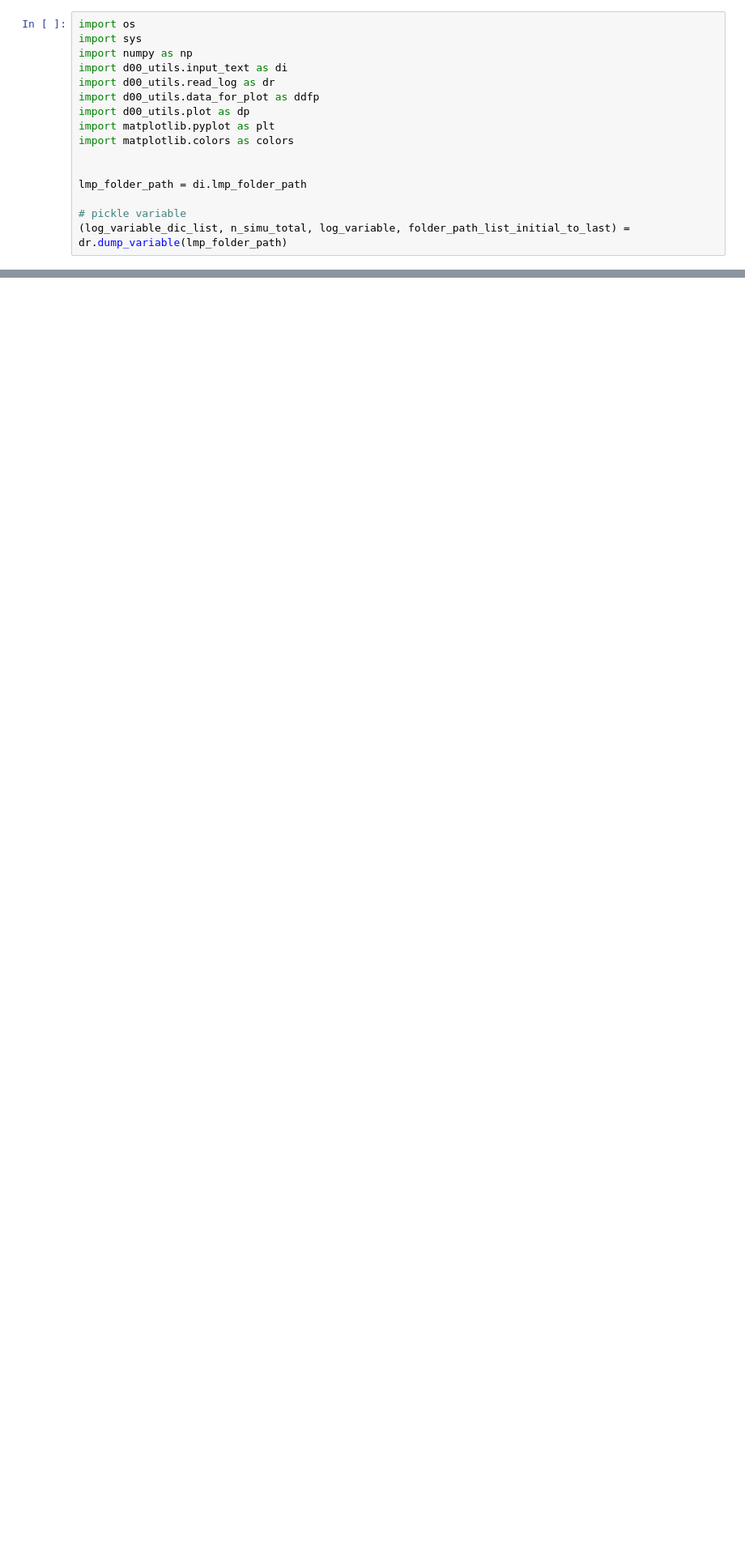
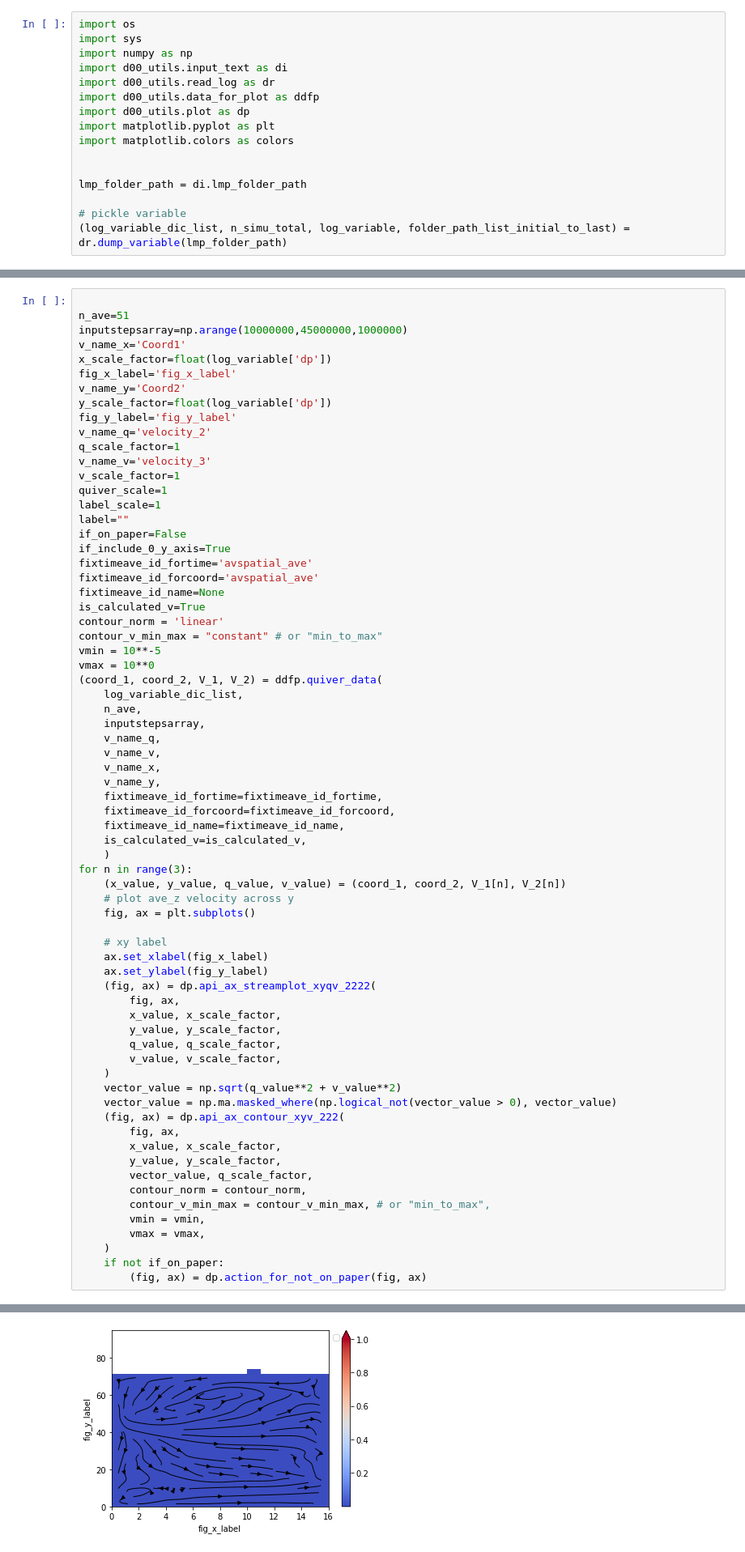
Before and after one commit to ic6413/simulation, a Jupyter notebook: lammps_process/notebooks/20210504-han-plot.ipynb, the cells around one changed output, grey strips where cells are left out. Shown at 81% size. Drawn from its saved outputs; the diff is of its cells as text; blank space fills up the shorter version.

```diff
--- a/lammps_process/notebooks/20210504-han-plot.ipynb
+++ b/lammps_process/notebooks/20210504-han-plot.ipynb
@@ -163,0 +84,70 @@ plotdata_figure_save(
+# %%
+
+n_ave=51
+inputstepsarray=np.arange(10000000,45000000,1000000)
+v_name_x='Coord1'
+x_scale_factor=float(log_variable['dp'])
+fig_x_label='fig_x_label'
+v_name_y='Coord2'
+y_scale_factor=float(log_variable['dp'])
+fig_y_label='fig_y_label'
+v_name_q='velocity_2'
+q_scale_factor=1
+v_name_v='velocity_3'
+v_scale_factor=1
+quiver_scale=1
+label_scale=1
+label=""
+if_on_paper=False
+if_include_0_y_axis=True
+fixtimeave_id_fortime='avspatial_ave'
+fixtimeave_id_forcoord='avspatial_ave'
+fixtimeave_id_name=None
+is_calculated_v=True
+contour_norm = 'linear'
+contour_v_min_max = "constant" # or "min_to_max"
+vmin = 10**-5
+vmax = 10**0
+(coord_1, coord_2, V_1, V_2) = ddfp.quiver_data(
+    log_variable_dic_list,
+    n_ave,
+    inputstepsarray,
+    v_name_q,
+    v_name_v,
+    v_name_x,
+    v_name_y,
+    fixtimeave_id_fortime=fixtimeave_id_fortime,
+    fixtimeave_id_forcoord=fixtimeave_id_forcoord,
+    fixtimeave_id_name=fixtimeave_id_name,
+    is_calculated_v=is_calculated_v,
+    )
+for n in range(3):
+    (x_value, y_value, q_value, v_value) = (coord_1, coord_2, V_1[n], V_2[n])
+    # plot ave_z velocity across y
+    fig, ax = plt.subplots()
+
+    # xy label
+    ax.set_xlabel(fig_x_label)
+    ax.set_ylabel(fig_y_label)
+    (fig, ax) = dp.api_ax_streamplot_xyqv_2222(
+        fig, ax,
+        x_value, x_scale_factor,
+        y_value, y_scale_factor,
+        q_value, q_scale_factor,
+        v_value, v_scale_factor,
+    )
+    vector_value = np.sqrt(q_value**2 + v_value**2)
+    vector_value = np.ma.masked_where(np.logical_not(vector_value > 0), vector_value)
+    (fig, ax) = dp.api_ax_contour_xyv_222(
+        fig, ax,
+        x_value, x_scale_factor,
+        y_value, y_scale_factor,
+        vector_value, q_scale_factor,
+        contour_norm = contour_norm,
+        contour_v_min_max = contour_v_min_max, # or "min_to_max",
+        vmin = vmin,
+        vmax = vmax,
+    )
+    if not if_on_paper:
+        (fig, ax) = dp.action_for_not_on_paper(fig, ax)
+# %% [output]
@@ -163,0 +157 @@ plotdata_figure_save(
+[figure, added]
```
Also changed, not shown: parts of 10 cells of this notebook, 16 other files.
